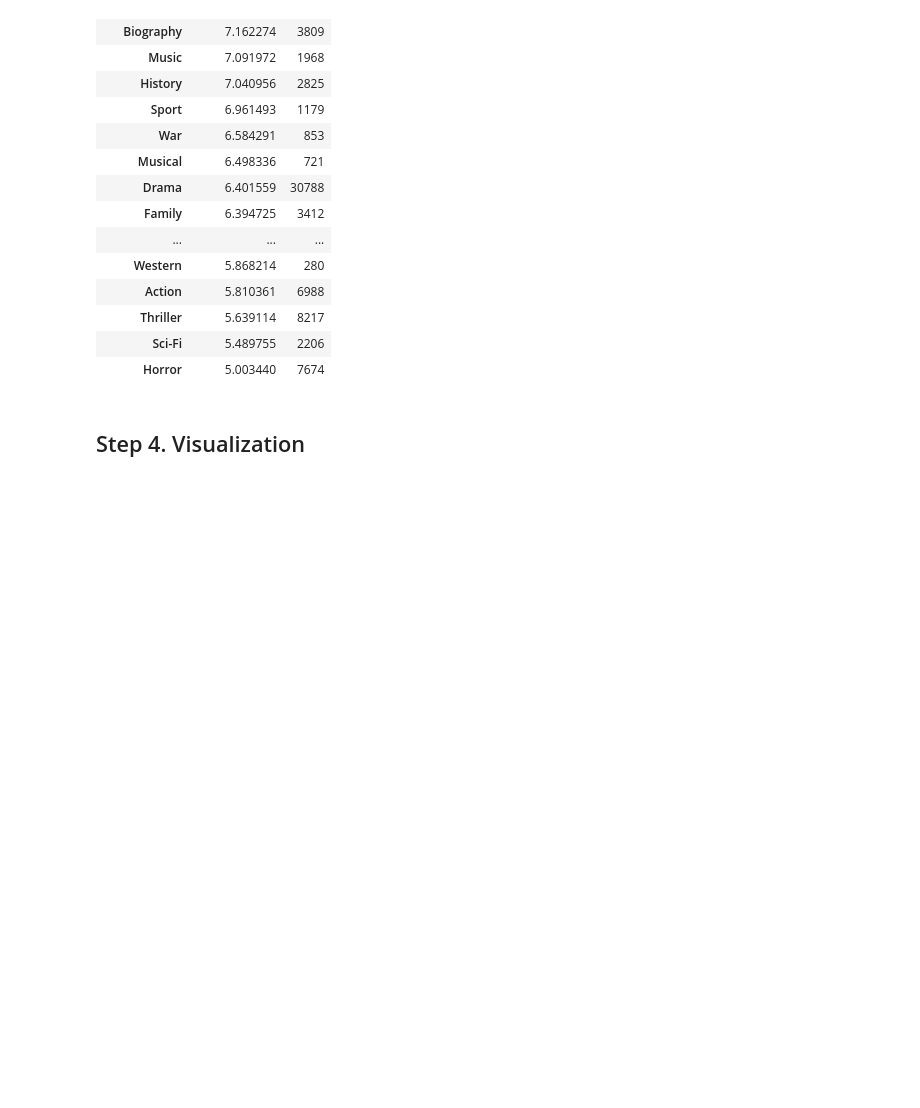
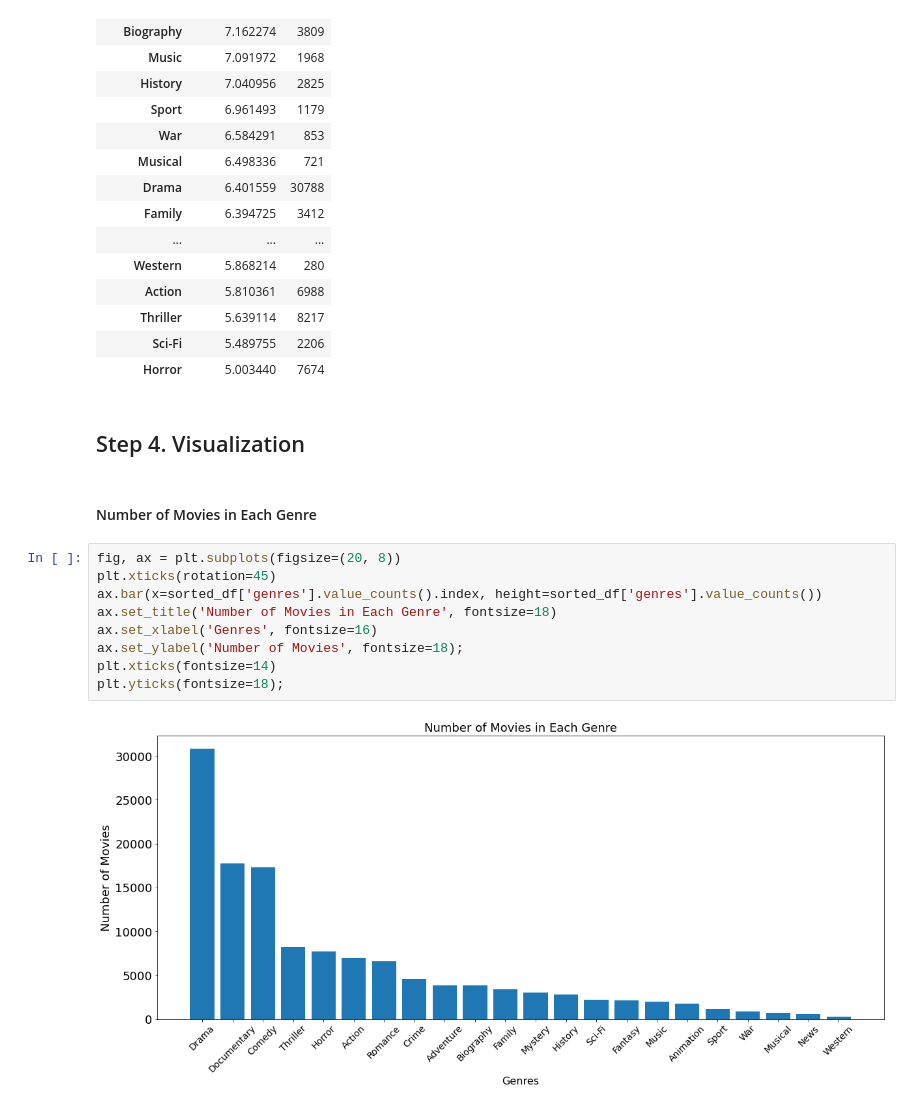
Before and after one commit to AidanStack/Movie_Data_Analysis_Project, a Jupyter notebook: emine.ipynb, the cells around one changed output. Cells and saved outputs as stored; diff of their text form; blank space fills up the shorter version.

```diff
--- a/emine.ipynb
+++ b/emine.ipynb
@@ -247,3 +297,16 @@ imdb_genre_rating_df
 | Horror | 5.003440 | 7674 |
 # %% [markdown]
 ## Step 4. Visualization
+# %% [markdown]
+#### Number of Movies in Each Genre
+# %%
+fig, ax = plt.subplots(figsize=(20, 8))
+plt.xticks(rotation=45)
+ax.bar(x=sorted_df['genres'].value_counts().index, height=sorted_df['genres'].value_counts())
+ax.set_title('Number of Movies in Each Genre', fontsize=18)
+ax.set_xlabel('Genres', fontsize=16)
+ax.set_ylabel('Number of Movies', fontsize=18);
+plt.xticks(fontsize=14)
+plt.yticks(fontsize=18);
+# %% [output]
+[figure, added]
```
Also changed, not shown: parts of 51 cells of this notebook.
